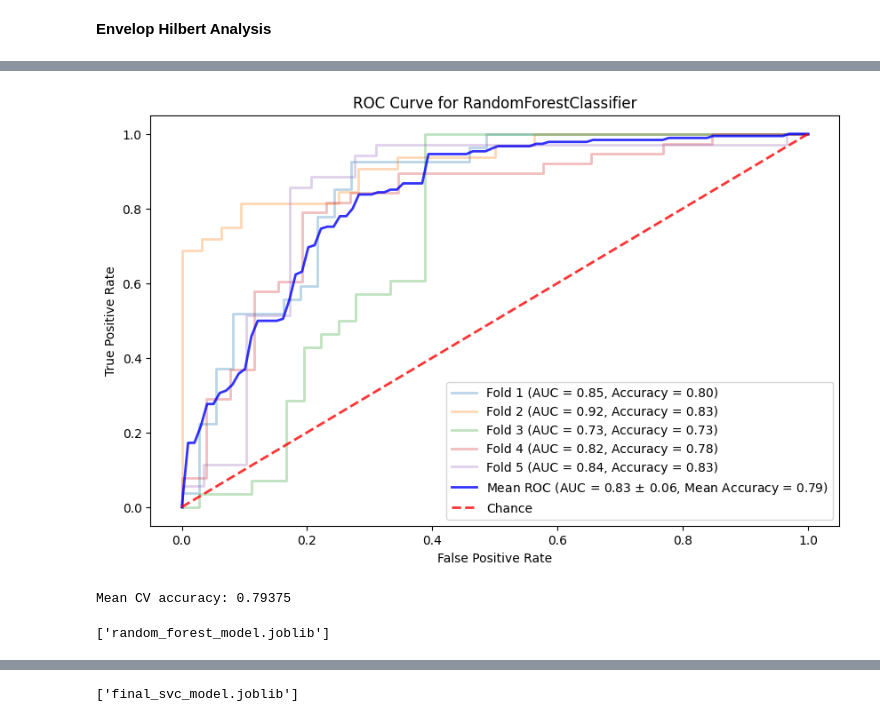
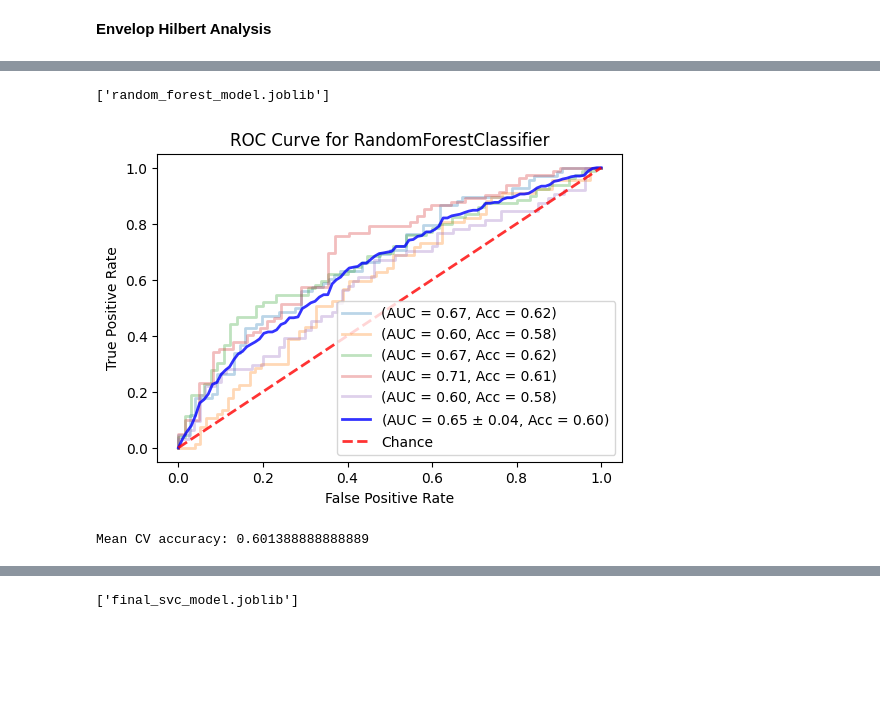
Before and after one commit to AbiriLab/Neurofeedback-Based-BCI, a Jupyter notebook: RandomForest_V6.ipynb, the cells around one changed output, grey strips where cells are left out. Drawn from its saved outputs; the diff is of its cells as text; code cells hidden in the pictures; blank space fills up the shorter version.

```diff
--- a/RandomForest_V6.ipynb
+++ b/RandomForest_V6.ipynb
@@ -335,7 +323,7 @@ def convolve_with_wavelet(data, wavelet):
 ####################################################################################################################################
 # %%
 # Constants
-frequencies = np.arange(0, 40, 1)  # 0 to 40 Hz
+frequencies = np.arange(.5, 40, 1)  # 0 to 40 Hz
 cycles = np.linspace(.1,10, len(frequencies))  # Variable cycles from 1 to 10
 sampling_rate = 250
 selected_columns = ['Fz', 'C3', 'Cz', 'C4', 'Pz', 'Po7', 'Oz', 'Po8']
@@ -941,7 +781,7 @@ plt.figure(figsize=(20, 20))  # Adjust the size as needed
 plt.suptitle('Average Neural Response by Channel and Frequency Band', y=.9702, fontsize=20, weight='bold')
 
 # Loop over channels and frequency bands
-for channel in range(8):
+for channel, channel_name in enumerate(selected_columns):
     for band in range(5):
         # Calculate subplot index
         subplot_idx = channel * 5 + band + 1
@@ -954,7 +794,7 @@ for channel in range(8):
 
         # Set the title for each subplot with channel and frequency band information
         if band == 0:
-            plt.ylabel(f'Channel {channel + 1}\nVolt (µV)', fontsize=14, weight='bold')
+            plt.ylabel(f'{channel_name}\nVolt (µV)', fontsize=14, weight='bold')
 
         if channel == 0:
             plt.title(frequency_band_names[band], fontsize=16, weight='bold')
@@ -1456,5 +1243,5 @@ ERP_TEPM_FEATURE_np.shape
 # %%
-combined_features = np.concatenate([hilbert_feature_matrix, wavelet_feature_array, LDA_ERP, ERP_TEPM_FEATURE_np], axis=2)  # ERP_TEPM_FEATURE_np ,LDA_ERP, hilbert_feature_matrix, ERP_matrices_np,wavelet_feature_matrix
+combined_features = np.concatenate([hilbert_feature_matrix, wavelet_feature_array, ERP_TEPM_FEATURE_np], axis=2)  # ERP_TEPM_FEATURE_np ,LDA_ERP, hilbert_feature_matrix, ERP_matrices_np,wavelet_feature_matrix
 combined_features.shape
 
 ##########################################################################################################################
@@ -1555,3 +1344,26 @@ RandomForestClassifier(max_depth=5, min_samples_leaf=2, min_samples_split=20,
+# %%
+from sklearn.ensemble import RandomForestClassifier
+
+# Create the model with the best parameters found
+clf = RandomForestClassifier(
+    n_estimators=best_params['n_estimators'],
+    max_depth=best_params['max_depth'],
+    min_samples_split=best_params['min_samples_split'],
+    min_samples_leaf=best_params['min_samples_leaf'],
+    max_features=best_params['max_features'],
+    criterion=best_params['criterion'],
+    random_state=42  # Ensuring reproducibility
+)
+
+# Fit the model on the whole training data
+clf.fit(X_train, y_train)
+
+from joblib import dump, load
+
+# Save the model
+dump(clf, 'random_forest_model.joblib')
+# %% [output]
+['random_forest_model.joblib']
 # %%
 import numpy as np
 import matplotlib.pyplot as plt
@@ -1560,8 +1372,6 @@ from sklearn.model_selection import KFold
 from sklearn.metrics import roc_curve, auc, accuracy_score
 from sklearn.metrics import classification_report
 
-# Assuming you have your features as X_train and target variable as y_train
-# Assuming you have determined the best hyperparameters (best_params) using Optuna or another hyperparameter optimization framework
 best_params = study.best_trial.params
 
 # Initialize the classifier with the best parameters
@@ -1578,7 +1388,7 @@ accuracies = []
 mean_fpr = np.linspace(0, 1, 100)
 
 # Plotting setup
-plt.figure(figsize=(10,6))
+plt.figure(figsize=(6,4))
 
 # Perform K-Fold CV
 for fold, (train_index, val_index) in enumerate(kf.split(X_train)):
@@ -1601,47 +1411,40 @@ for fold, (train_index, val_index) in enumerate(kf.split(X_train)):
     accuracies.append(fold_accuracy)
 
     # Plot ROC curve for this fold
-    plt.plot(fpr, tpr, lw=2, alpha=0.3, label=f'Fold {fold+1} (AUC = {roc_auc:.2f}, Accuracy = {fold_accuracy:.2f})')
+    plt.plot(fpr, tpr, lw=2, alpha=0.3, label=f'(AUC = {roc_auc:.2f}, Acc = {fold_accuracy:.2f})')
 
     # Interpolate TPR for mean ROC
     interp_tpr = np.interp(mean_fpr, fpr, tpr)
     interp_tpr[0] = 0.0  # Ensure the curve starts at 0
     tprs.append(interp_tpr)
 
 # Calculate mean TPR and AUC
 mean_tpr = np.mean(tprs, axis=0)
 mean_tpr[-1] = 1.0
 mean_auc = auc(mean_fpr, mean_tpr)
 mean_accuracy = np.mean(accuracies)
 std_auc = np.std(aucs)
 
 # Plot the average ROC curve
 plt.plot(mean_fpr, mean_tpr, color='blue',
-         label=r'Mean ROC (AUC = %0.2f $\pm$ %0.2f, Mean Accuracy = %0.2f)' % (mean_auc, std_auc, mean_accuracy),
+         label=r'(AUC = %0.2f $\pm$ %0.2f, Acc = %0.2f)' % (mean_auc, std_auc, mean_accuracy),
          lw=2, alpha=0.8)
 
 # Plot luck line
 plt.plot([0, 1], [0, 1], linestyle='--', lw=2, color='r', label='Chance', alpha=0.8)
 
 # Decorate the plot
 plt.xlabel('False Positive Rate')
 plt.ylabel('True Positive Rate')
 plt.title('ROC Curve for RandomForestClassifier')
 plt.legend(loc='lower right')
 plt.show()
 
 # Print the mean accuracy across all folds
 print(f"Mean CV accuracy: {mean_accuracy}")
 # %% [output]
-[figure, old version]
+[figure, new version]
-Mean CV accuracy: 0.79375
+Mean CV accuracy: 0.601388888888889
-# %%
-from joblib import dump, load
-
-# Save the model
-dump(clf, 'random_forest_model.joblib')
-# %% [output]
-['random_forest_model.joblib']
 # %%
 import optuna
 from sklearn.svm import SVC
```
Also changed, not shown: parts of 35 cells of this notebook, 19 other files.
